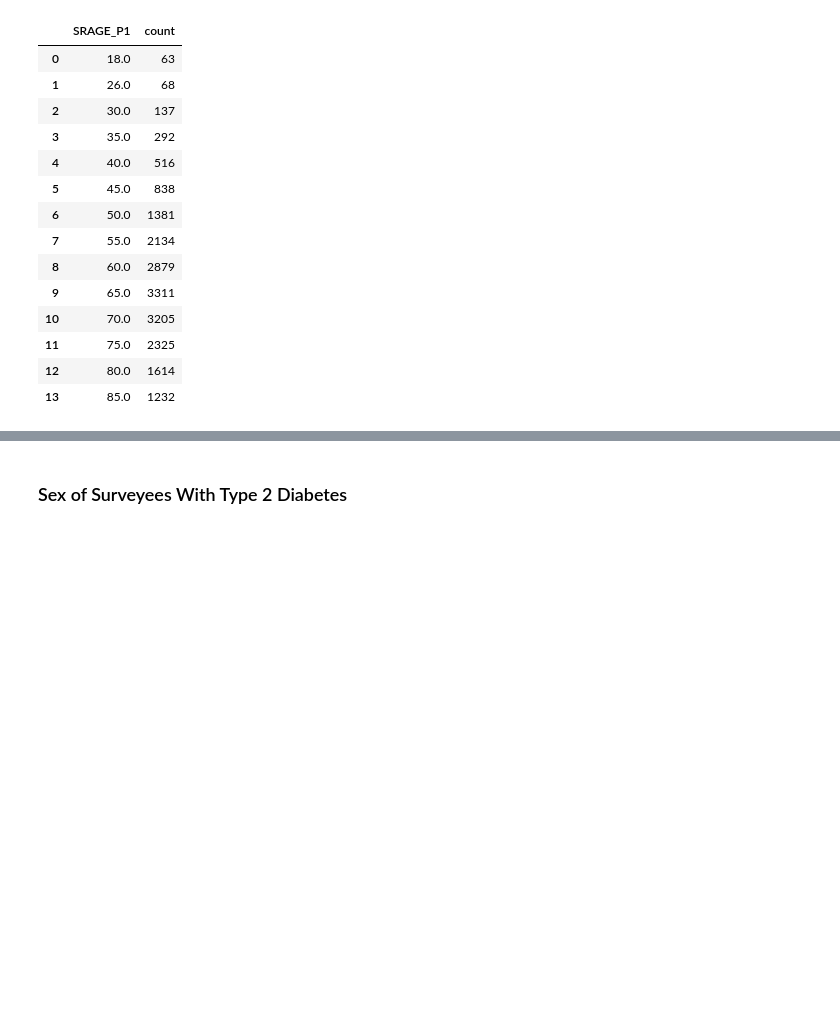
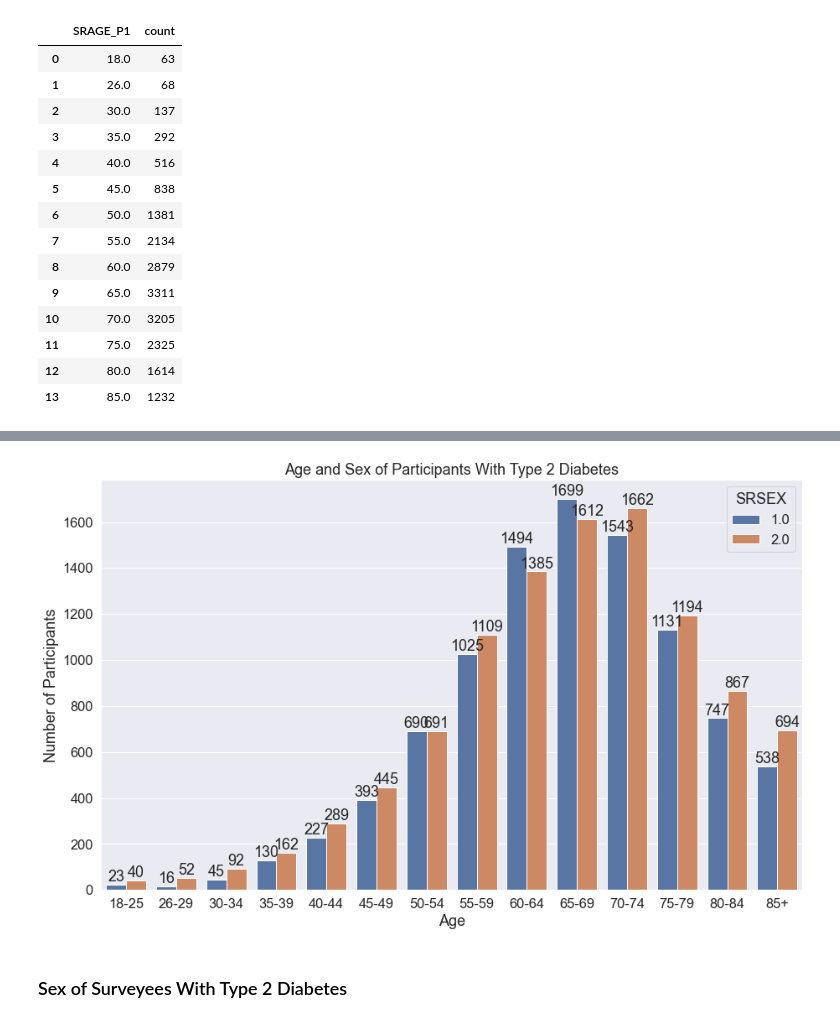
Before and after one commit to GitHubkhim/STATS170_Project, a Jupyter notebook: exploration.ipynb, the cells around one changed output, grey strips where cells are left out. Cells and saved outputs as stored; diff of their text form; code cells hidden in the pictures; blank space fills up the shorter version.

```diff
--- a/exploration.ipynb
+++ b/exploration.ipynb
@@ -199,0 +275,3 @@ plt.show()
+# %%
+age_sex_df = combinedchis[combinedchis["T2D"] == 1].groupby(["SRAGE_P1", "SRSEX"])["T2D"].count().reset_index(name="count")
+age_sex_df
@@ -200,3 +296,16 @@ plt.show()
+# %%
+plt.figure(figsize=(15, 9))
+g = sns.barplot(x="SRAGE_P1", y="count", hue="SRSEX", data=age_sex_df)
+g.set_xlabel("Age")
+g.set_ylabel("Number of Participants")
+g.set_title("Age and Sex of Participants With Type 2 Diabetes")
+g.set_xticks(range(14))
+g.set_xticklabels(["18-25", "26-29", "30-34", "35-39", "40-44", "45-49", "50-54", "55-59", "60-64", "65-69", "70-74", "75-79", "80-84", "85+"])
+for container in g.containers:
+    g.bar_label(container)
+plt.show()
+# %% [output]
+[figure, added]
 # %% [markdown]
 ### Sex of Surveyees With Type 2 Diabetes
 # %%
```
Also changed, not shown: parts of 14 cells of this notebook.
